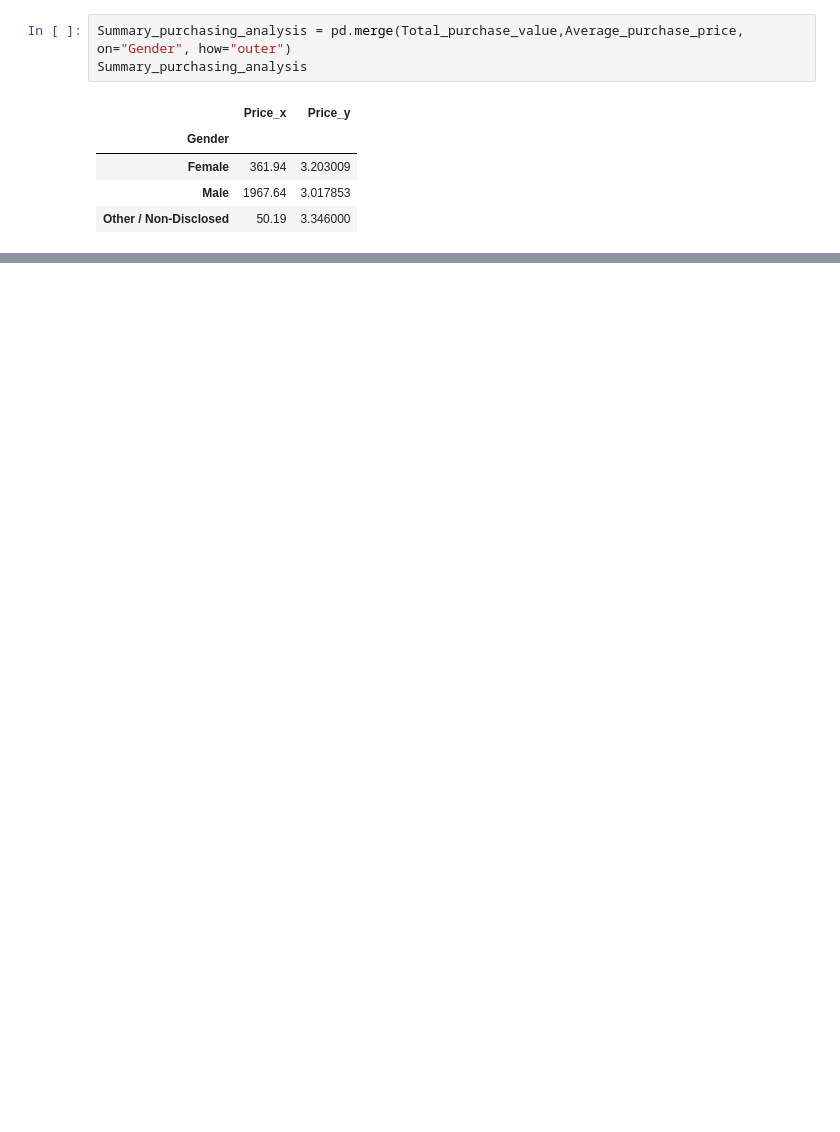
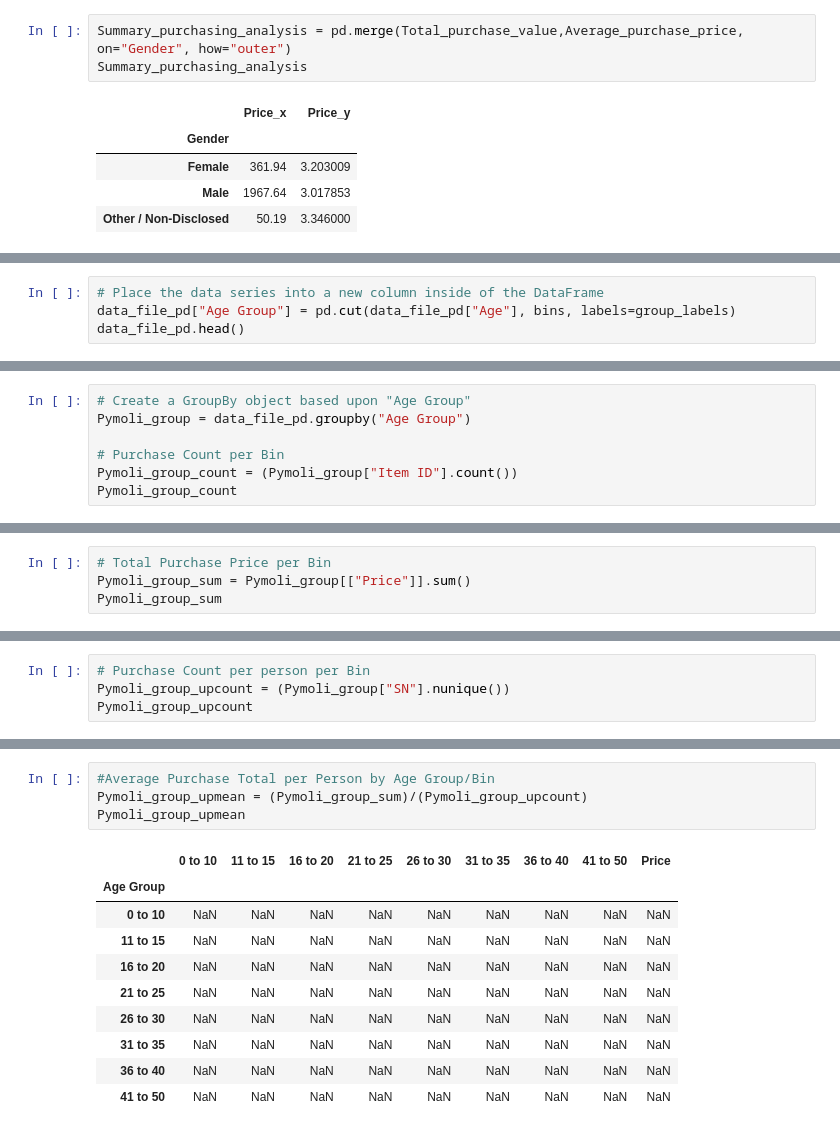
Before and after one commit to tonitiri/Pandas-Challenge, a Jupyter notebook: Heroes_Of_Pymoli.ipynb, the cells around one changed output, grey strips where cells are left out. Drawn from its saved outputs; the diff is of its cells as text; blank space fills up the shorter version.

```diff
--- a/Heroes_Of_Pymoli.ipynb
+++ b/Heroes_Of_Pymoli.ipynb
@@ -158,0 +196,4 @@ Summary_purchasing_analysis
+# %%
+# Place the data series into a new column inside of the DataFrame
+data_file_pd["Age Group"] = pd.cut(data_file_pd["Age"], bins, labels=group_labels)
+data_file_pd.head()
@@ -158,0 +207,7 @@ Summary_purchasing_analysis
+# %%
+# Create a GroupBy object based upon "Age Group"
+Pymoli_group = data_file_pd.groupby("Age Group")
+
+# Purchase Count per Bin
+Pymoli_group_count = (Pymoli_group["Item ID"].count())
+Pymoli_group_count
@@ -158,0 +255,4 @@ Summary_purchasing_analysis
+# %%
+# Total Purchase Price per Bin
+Pymoli_group_sum = Pymoli_group[["Price"]].sum()
+Pymoli_group_sum
@@ -158,0 +270,4 @@ Summary_purchasing_analysis
+# %%
+# Purchase Count per person per Bin
+Pymoli_group_upcount = (Pymoli_group["SN"].nunique())
+Pymoli_group_upcount
@@ -158,0 +285,15 @@ Summary_purchasing_analysis
+# %%
+#Average Purchase Total per Person by Age Group/Bin
+Pymoli_group_upmean = (Pymoli_group_sum)/(Pymoli_group_upcount)
+Pymoli_group_upmean
+# %% [output]
+|  | 0 to 10 | 11 to 15 | 16 to 20 | 21 to 25 | 26 to 30 | 31 to 35 | 36 to 40 | 41 to 50 | Price |
+| Age Group |  |  |  |  |  |  |  |  |  |
+| 0 to 10 | NaN | NaN | NaN | NaN | NaN | NaN | NaN | NaN | NaN |
+| 11 to 15 | NaN | NaN | NaN | NaN | NaN | NaN | NaN | NaN | NaN |
+| 16 to 20 | NaN | NaN | NaN | NaN | NaN | NaN | NaN | NaN | NaN |
+| 21 to 25 | NaN | NaN | NaN | NaN | NaN | NaN | NaN | NaN | NaN |
+| 26 to 30 | NaN | NaN | NaN | NaN | NaN | NaN | NaN | NaN | NaN |
+| 31 to 35 | NaN | NaN | NaN | NaN | NaN | NaN | NaN | NaN | NaN |
+| 36 to 40 | NaN | NaN | NaN | NaN | NaN | NaN | NaN | NaN | NaN |
+| 41 to 50 | NaN | NaN | NaN | NaN | NaN | NaN | NaN | NaN | NaN |
```
Also changed, not shown: parts of 13 cells of this notebook.
